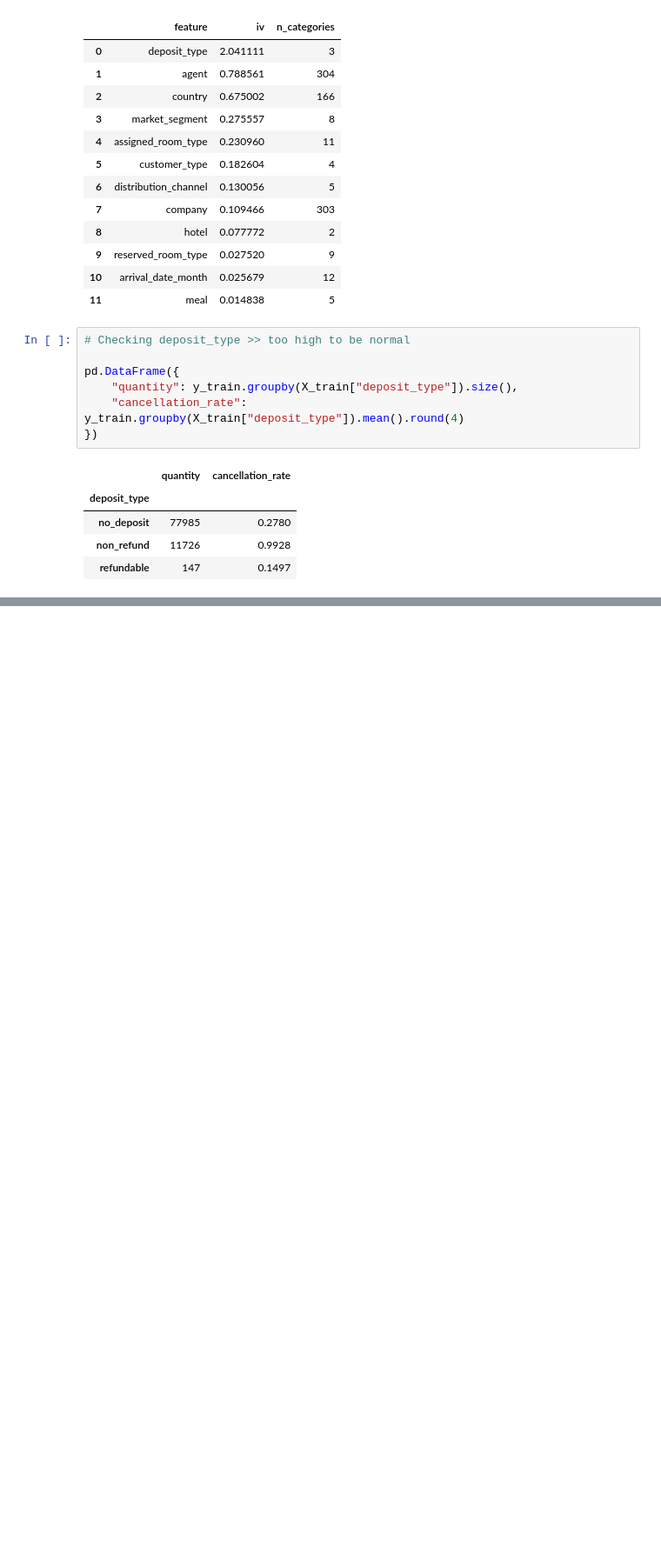
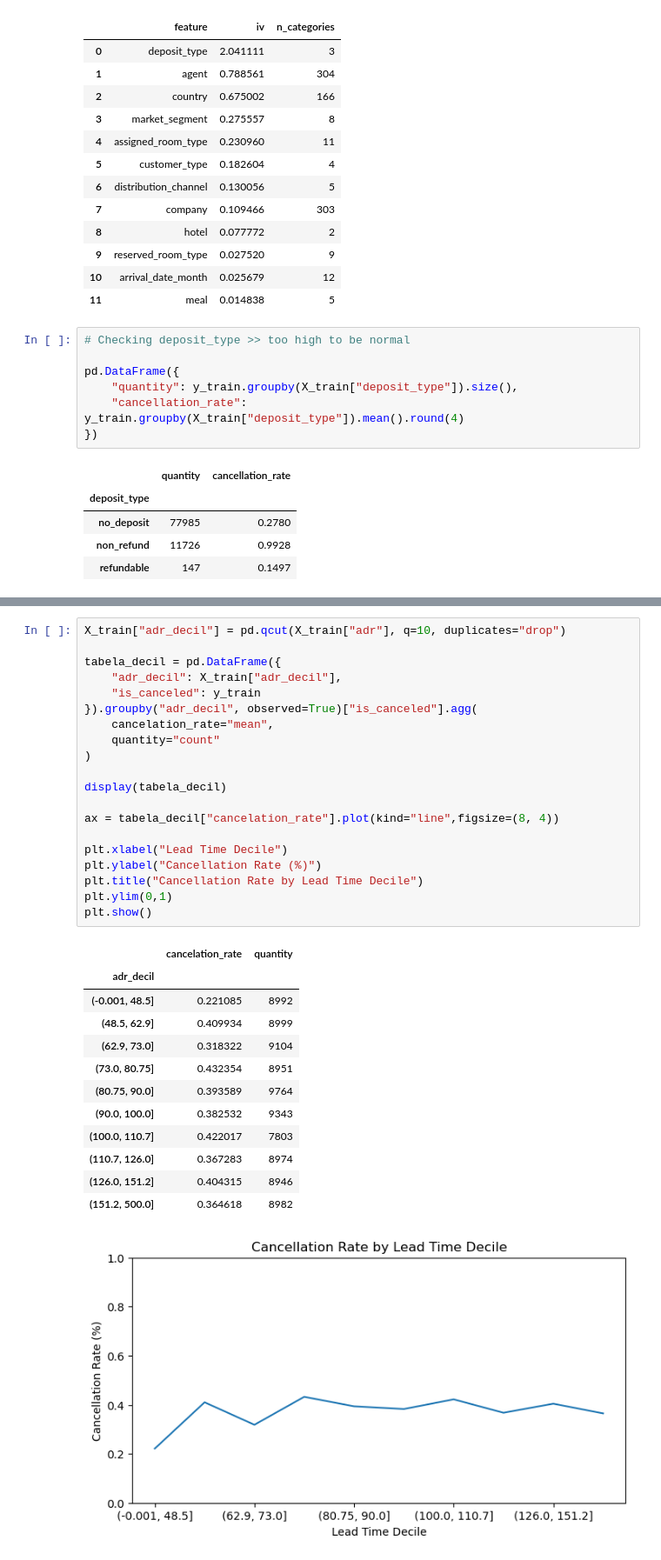
Before and after one commit to bruno-lima98/portfolio-hotel-cancellation-prediction, a Jupyter notebook: main.ipynb, the cells around one changed output, grey strips where cells are left out. Shown at 87% size. Saved outputs shown, nothing was run; the diff lists cells and outputs as text; blank space fills up the shorter version.

```diff
--- a/main.ipynb
+++ b/main.ipynb
@@ -746,0 +785,34 @@ df.groupby(df["assigned_room_type"] == df["reserved_room_type"]).agg(
+# %%
+X_train["adr_decil"] = pd.qcut(X_train["adr"], q=10, duplicates="drop")
+
+tabela_decil = pd.DataFrame({
+    "adr_decil": X_train["adr_decil"],
+    "is_canceled": y_train
+}).groupby("adr_decil", observed=True)["is_canceled"].agg(
+    cancelation_rate="mean",
+    quantity="count"
+)
+
+display(tabela_decil)
+
+ax = tabela_decil["cancelation_rate"].plot(kind="line",figsize=(8, 4))
+
+plt.xlabel("Lead Time Decile")
+plt.ylabel("Cancellation Rate (%)")
+plt.title("Cancellation Rate by Lead Time Decile")
+plt.ylim(0,1)
+plt.show()
+# %% [output]
+|  | cancelation_rate | quantity |
+| adr_decil |  |  |
+| (-0.001, 48.5] | 0.221085 | 8992 |
+| (48.5, 62.9] | 0.409934 | 8999 |
+| (62.9, 73.0] | 0.318322 | 9104 |
+| (73.0, 80.75] | 0.432354 | 8951 |
+| (80.75, 90.0] | 0.393589 | 9764 |
+| (90.0, 100.0] | 0.382532 | 9343 |
+| (100.0, 110.7] | 0.422017 | 7803 |
+| (110.7, 126.0] | 0.367283 | 8974 |
+| (126.0, 151.2] | 0.404315 | 8946 |
+| (151.2, 500.0] | 0.364618 | 8982 |
+[figure, added]
```
Also changed, not shown: parts of 5 cells of this notebook, 1 other file.
